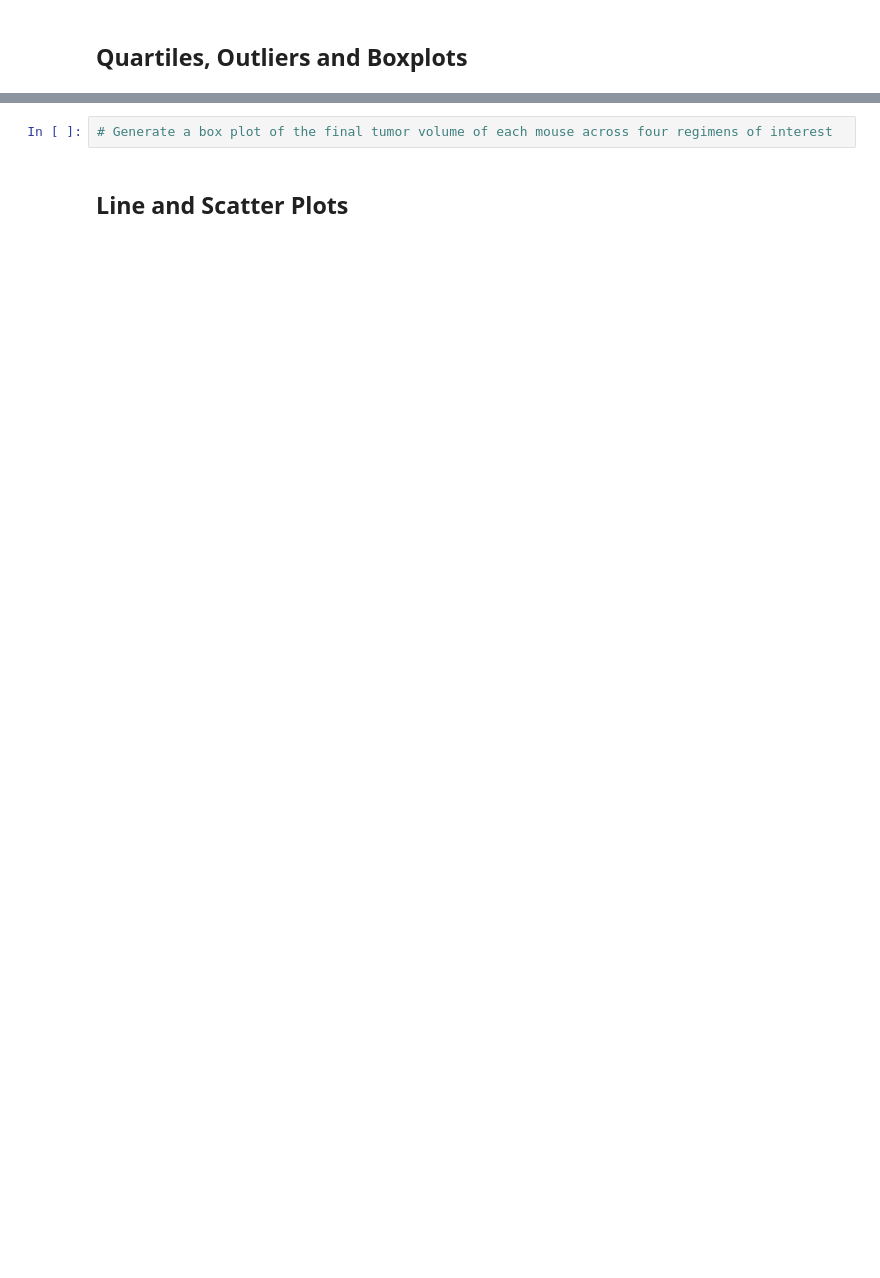
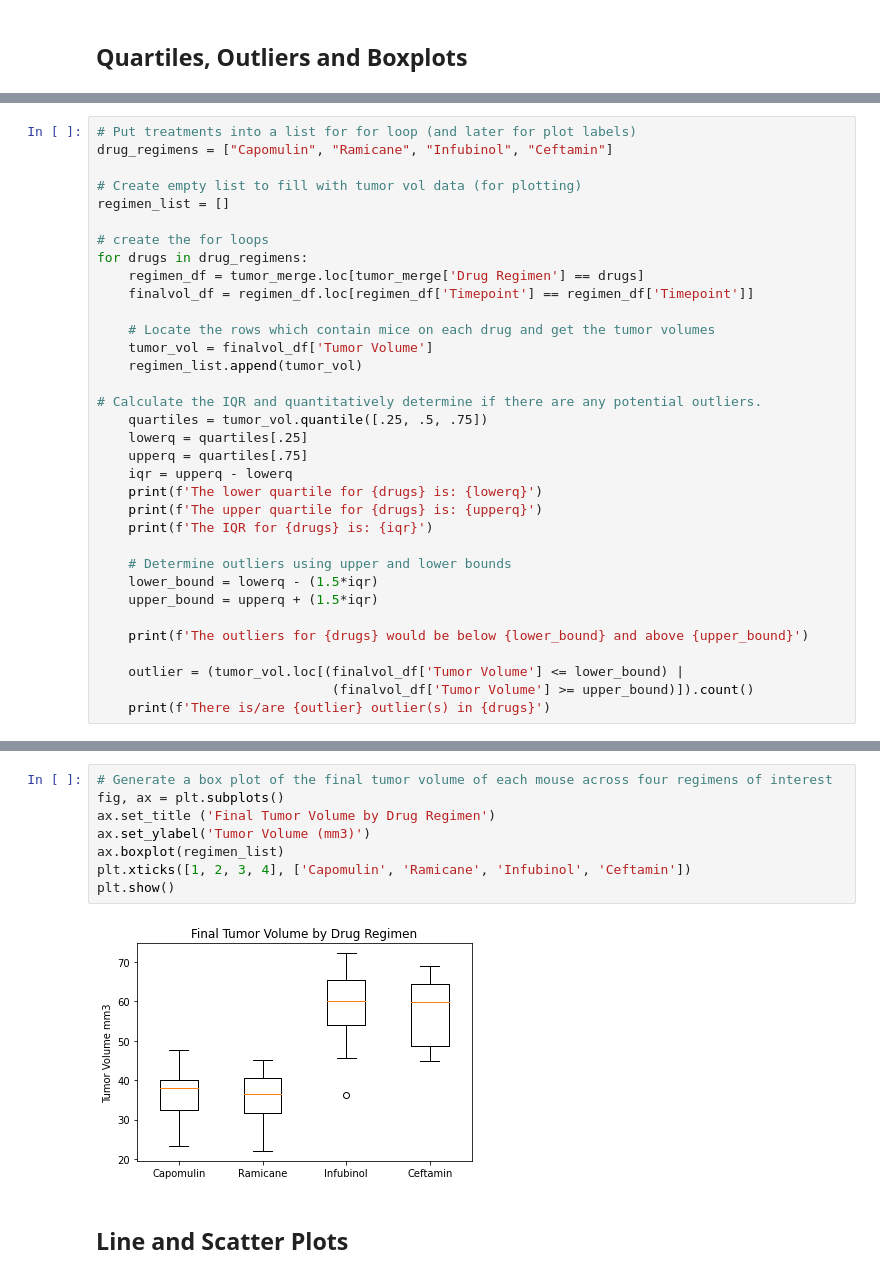
Before and after one commit to roudyb3/matplotlib-challenge, a Jupyter notebook: Pymaceuticals/pymaceuticals_starter.ipynb, the cells around one changed output, grey strips where cells are left out. Saved outputs shown, nothing was run; the diff lists cells and outputs as text; blank space fills up the shorter version.

```diff
--- a/Pymaceuticals/pymaceuticals_starter.ipynb
+++ b/Pymaceuticals/pymaceuticals_starter.ipynb
@@ -219,0 +217,34 @@ tumor_merge.head()
+# %%
+# Put treatments into a list for for loop (and later for plot labels)
+drug_regimens = ["Capomulin", "Ramicane", "Infubinol", "Ceftamin"]
+
+# Create empty list to fill with tumor vol data (for plotting)
+regimen_list = []
+
+# create the for loops
+for drugs in drug_regimens:
+    regimen_df = tumor_merge.loc[tumor_merge['Drug Regimen'] == drugs]
+    finalvol_df = regimen_df.loc[regimen_df['Timepoint'] == regimen_df['Timepoint']]
+
+    # Locate the rows which contain mice on each drug and get the tumor volumes
+    tumor_vol = finalvol_df['Tumor Volume']
+    regimen_list.append(tumor_vol)
+
+# Calculate the IQR and quantitatively determine if there are any potential outliers.
+    quartiles = tumor_vol.quantile([.25, .5, .75])
+    lowerq = quartiles[.25]
+    upperq = quartiles[.75]
+    iqr = upperq - lowerq
+    print(f'The lower quartile for {drugs} is: {lowerq}')
+    print(f'The upper quartile for {drugs} is: {upperq}')
+    print(f'The IQR for {drugs} is: {iqr}')
+
+    # Determine outliers using upper and lower bounds
+    lower_bound = lowerq - (1.5*iqr)
+    upper_bound = upperq + (1.5*iqr)
+
+    print(f'The outliers for {drugs} would be below {lower_bound} and above {upper_bound}')
+
+    outlier = (tumor_vol.loc[(finalvol_df['Tumor Volume'] <= lower_bound) |
+                              (finalvol_df['Tumor Volume'] >= upper_bound)]).count()
+    print(f'There is/are {outlier} outlier(s) in {drugs}')
@@ -220,5 +272,13 @@ tumor_merge.head()
 # %%
 # Generate a box plot of the final tumor volume of each mouse across four regimens of interest
+fig, ax = plt.subplots()
+ax.set_title ('Final Tumor Volume by Drug Regimen')
+ax.set_ylabel('Tumor Volume (mm3)')
+ax.boxplot(regimen_list)
+plt.xticks([1, 2, 3, 4], ['Capomulin', 'Ramicane', 'Infubinol', 'Ceftamin'])
+plt.show()
+# %% [output]
+[figure, added]
 # %% [markdown]
 ## Line and Scatter Plots
 # %%
```
Also changed, not shown: parts of 19 cells of this notebook, 1 other file.
